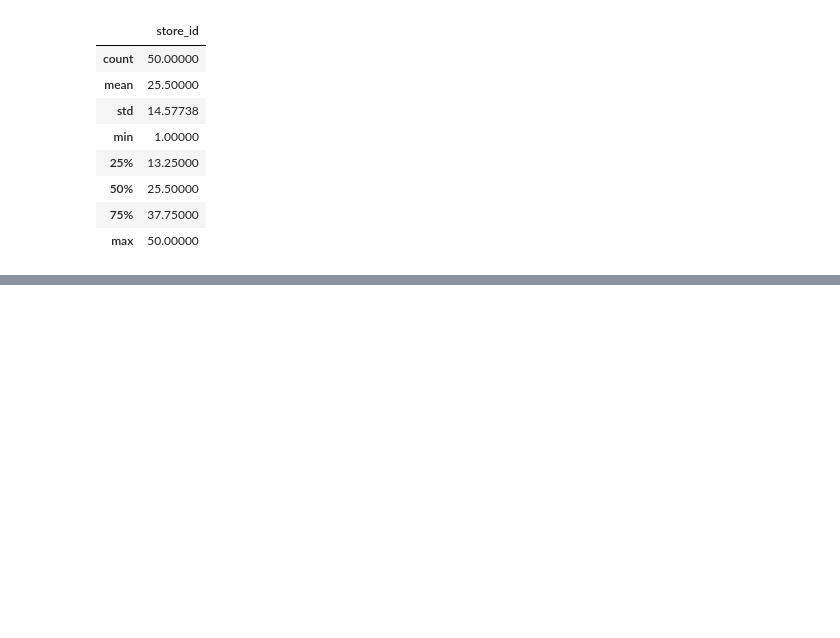
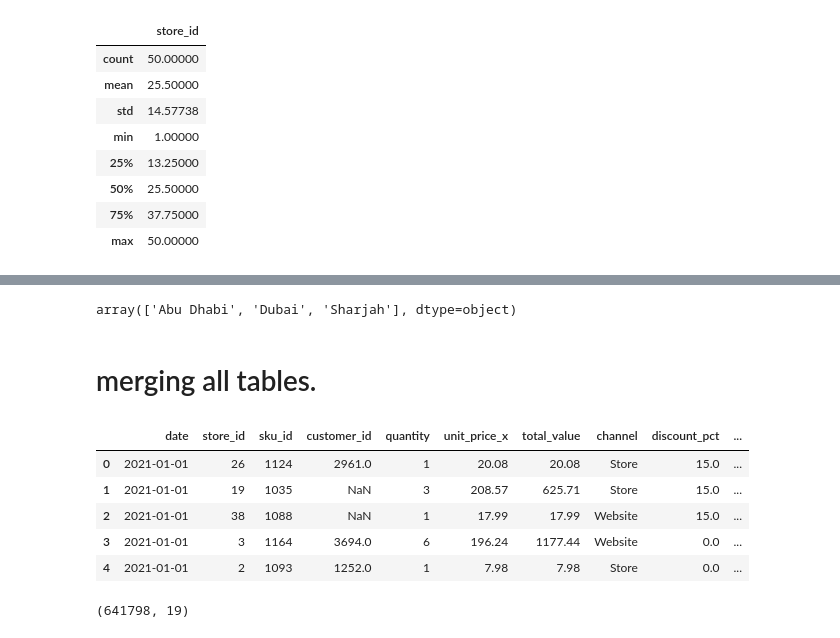
Before and after one commit to PankajmauryaDev/Retail_Analysis_python, a Jupyter notebook: python/analysis.ipynb, the cells around one changed output, grey strips where cells are left out. Saved outputs shown, nothing was run; the diff lists cells and outputs as text; code cells hidden in the pictures; blank space fills up the shorter version.

```diff
--- a/python/analysis.ipynb
+++ b/python/analysis.ipynb
@@ -242,0 +293,3 @@ stores_df.describe()
+# %%
+# changing datatype of date from obj to datetime
+sale_df["date"] = pd.to_datetime(sale_df["date"])
@@ -242,0 +320,4 @@ stores_df.describe()
+# %%
+# removing dublicate.
+
+sale_df = sale_df.drop_duplicates()
@@ -242,0 +356,6 @@ stores_df.describe()
+# %%
+sale_df["channel"].unique()
+
+sale_df["channel"] = sale_df["channel"].apply(
+    lambda x: "Amazon" if x == "Amazonae" else x
+)
@@ -242,0 +383,6 @@ stores_df.describe()
+# %%
+stores_df["city"].unique()
+# %% [output]
+array(['Abu Dhabi', 'Dubai', 'Sharjah'], dtype=object)
+# %% [markdown]
+# merging all tables.
@@ -242,0 +393,16 @@ stores_df.describe()
+# %%
+df.head()
+# %% [output]
+|  | date | store_id | sku_id | customer_id | quantity | unit_price_x | total_value | channel | discount_pct | ... |
+| 0 | 2021-01-01 | 26 | 1124 | 2961.0 | 1 | 20.08 | 20.08 | Store | 15.0 | ... |
+| 1 | 2021-01-01 | 19 | 1035 | NaN | 3 | 208.57 | 625.71 | Store | 15.0 | ... |
+| 2 | 2021-01-01 | 38 | 1088 | NaN | 1 | 17.99 | 17.99 | Website | 15.0 | ... |
+| 3 | 2021-01-01 | 3 | 1164 | 3694.0 | 6 | 196.24 | 1177.44 | Website | 0.0 | ... |
+| 4 | 2021-01-01 | 2 | 1093 | 1252.0 | 1 | 7.98 | 7.98 | Store | 0.0 | ... |
+# %%
+sale_df.shape
+product_df.shape
+stores_df.shape
+df.shape
+# %% [output]
+(641798, 19)
```
Also changed, not shown: parts of 50 cells of this notebook, 5 other files.
